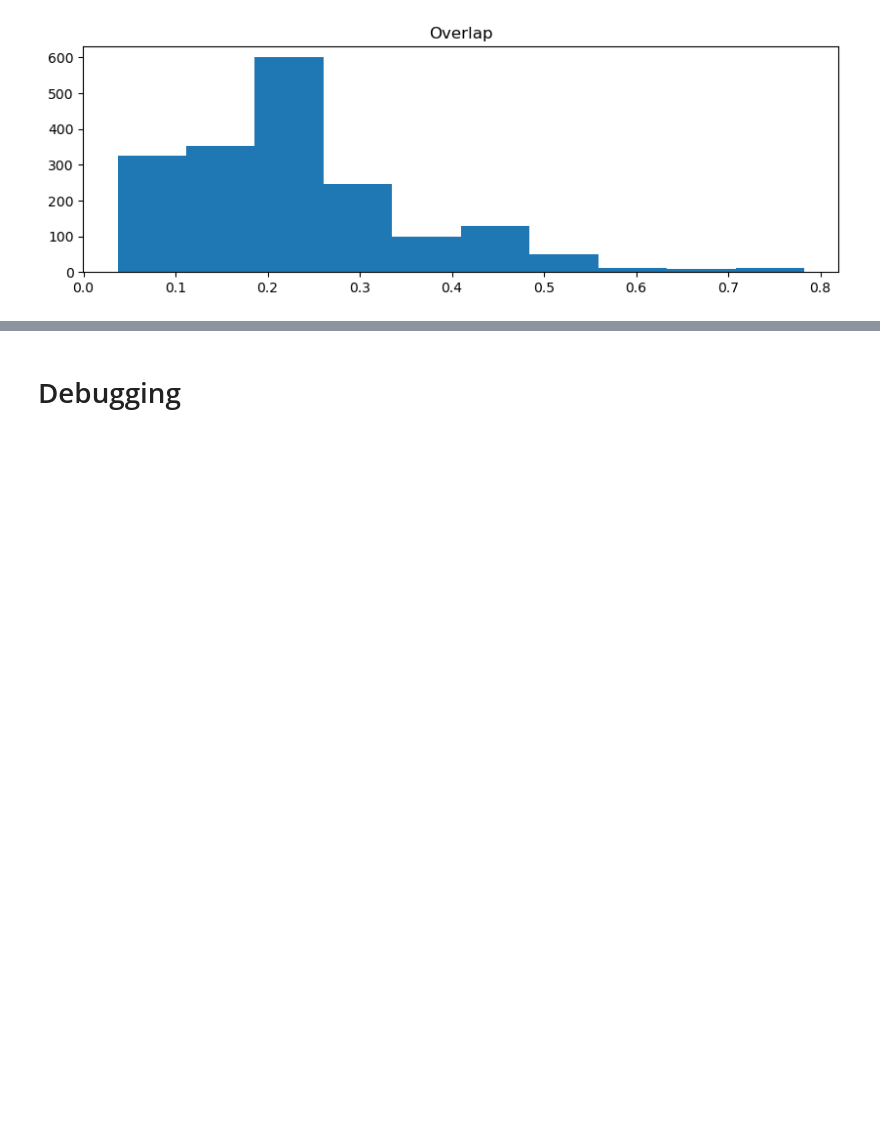
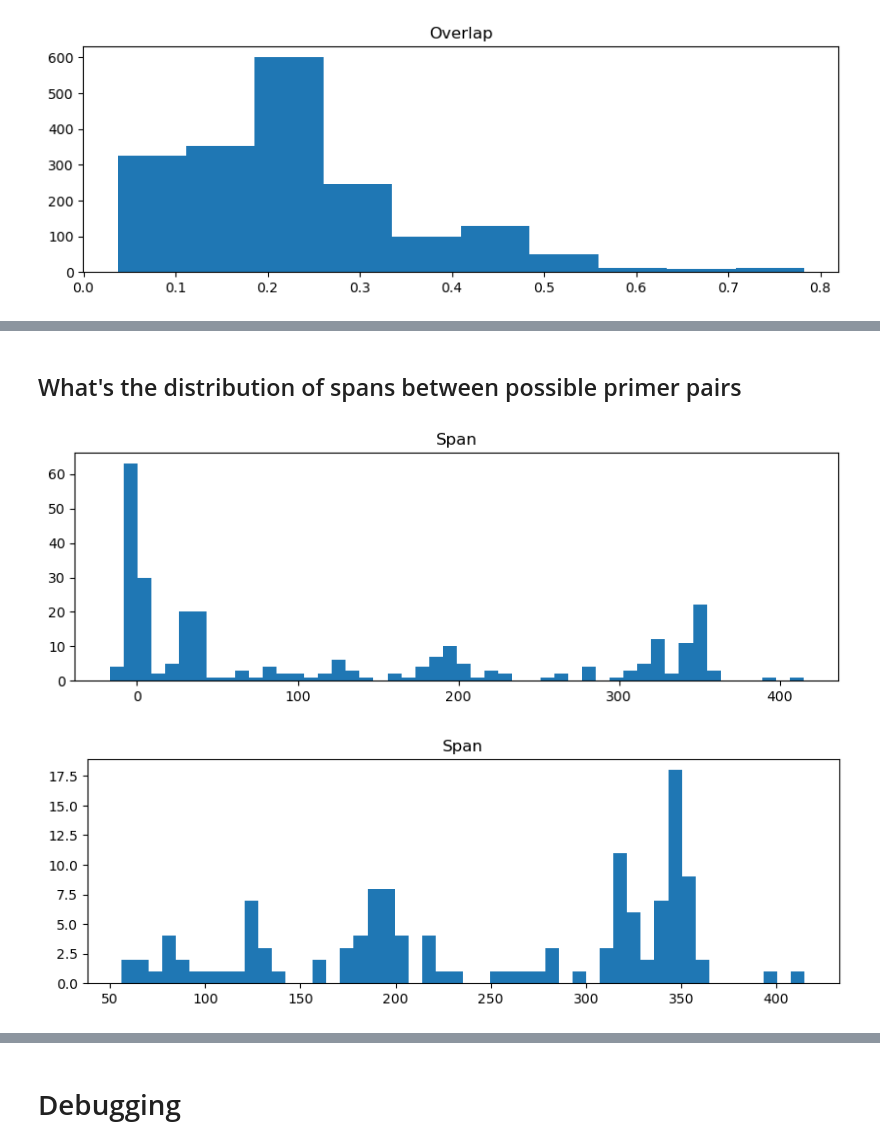
Before and after one commit to RByers/RespiCov-analyze, a Jupyter notebook: RCMatchPrimers.ipynb, the cells around one changed output, grey strips where cells are left out. Cells and saved outputs as stored; diff of their text form; code cells hidden in the pictures; blank space fills up the shorter version.

Commit message:
Add primer pair analysis, rename to focus on primer matching

```diff
--- a/AnalyzeRespiCov.ipynb
+++ b/RCMatchPrimers.ipynb
@@ -31,6 +47,7 @@ print("Read %i primers" % (len(primers)))
 for i, primer in enumerate(primers):
     primer.index = i
     primer.rcSeq = primer.seq.reverse_complement()
+    primer.baseName = primer.description[:primer.description.rindex(' ')]
 # %% [output]
 Read 113 primers
 # %% [markdown]
@@ -419,17 +434,11 @@ query             0 GGCATGTAAAATGAAGGAGGAGG  23
 # %%
-showSequence = True
-for (subdir, record, hits) in getAllPrimerMatches():
-    for hit1 in hits:
-        if not hit1.rev:
-            desc = hit1.primer.description[:hit1.primer.description.rindex(' ')]
-            for hit2 in hits:
-                if hit2.rev and hit2.primer.description.startswith(desc):
-                    span = hit2.start - hit1.end - 1 if hit2.start > hit1.start else hit1.start - hit2.end - 1
-                    if span > 150:
-                        print("%s %s: %d %s @(%d,%d) %.2f - %s @(%d,%d) %.2f" % \
-                              (subdir, record.id, span, hit1.primer.description, hit1.start, hit1.end, hit1.mr, \
-                               hit2.primer.description, hit2.start, hit2.end, hit2.mr))
-                        if showSequence:
-                            (s,e) = (hit1.start, hit2.end) if hit2.start > hit1.start else (hit2.start, hit1.end)
-                            print(record.seq[s:e])
-                            print()
+def getPrimerPairs():
+    for (subdir, read, hits) in getAllPrimerMatches():
+        for hit1 in hits:
+            if not hit1.rev:
+                desc = hit1.primer.description[:hit1.primer.description.rindex(' ')]
+                for hit2 in hits:
+                    if hit2.rev and hit1.primer.baseName == hit2.primer.baseName \
+                            and hit1.primer.description != hit2.primer.description:
+                        span = hit2.start - hit1.end - 1 if hit2.start > hit1.start else hit1.start - hit2.end - 1
+                        yield (subdir, read, hit1, hit2, span)
@@ -453,0 +445,13 @@ TGGCTCTTTCAAGTCCTCCCTAATGTTACACACTGATTAAAGATTGCTATGTGAGATTAAGGTACTACATCTACTTGTGC
+# %% [markdown]
+## What's the distribution of spans between possible primer pairs
+# %%
+spans = []
+for (subdir, read, hit1, hit2, span) in getPrimerPairs():
+    spans.append(span)
+
+df = pd.DataFrame({'Span': spans})
+df.hist(bins=50, grid=False, figsize=(10,3));
+df[df["Span"]>50].hist(bins=50, grid=False, figsize=(10,3));
+# %% [output]
+[figure, added]
+[figure, added]
```
Also changed, not shown: parts of 6 cells of this notebook.
